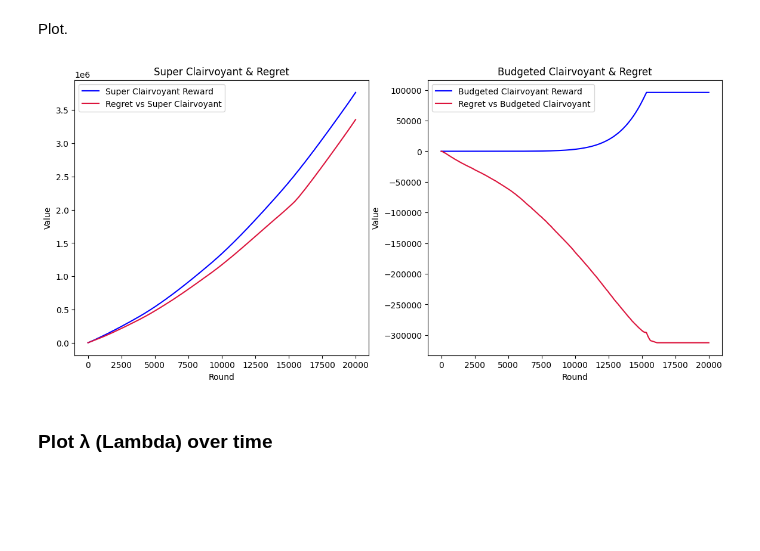
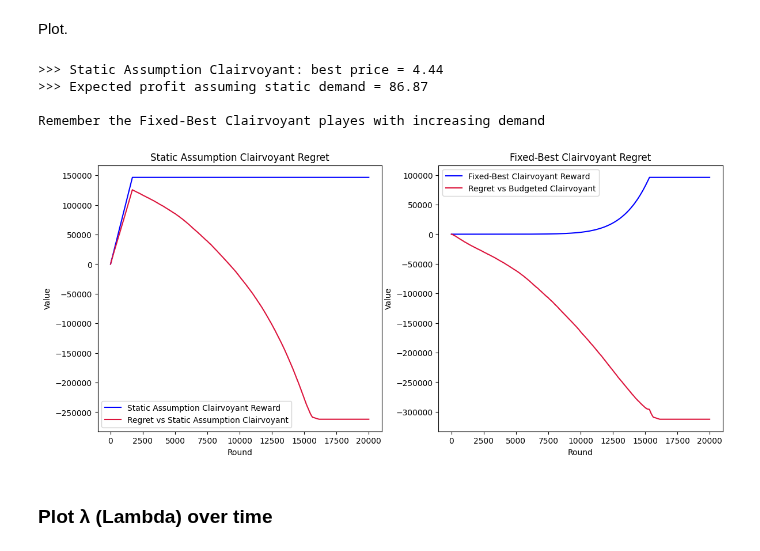
Before and after one commit to peetceenatoo/online-learning, a Jupyter notebook: R3.ipynb, the cells around one changed output. Saved outputs shown, nothing was run; the diff lists cells and outputs as text; code cells hidden in the pictures; blank space fills up the shorter version.

```diff
--- a/R3.ipynb
+++ b/R3.ipynb
@@ -663,39 +684,51 @@ print(f">>> Clairvoyant (no-budget): total reward = {cum_reward_nobudget:.2f}")
 # %% [markdown]
 Plot.
 # %%
-# New clairvoyant strategy without budget and no fixed arm
-clairvoyant_nobudget_cum_rewards = np.array(clairvoyant_nobudget_cum_rewards)
-regret_nobudget = clairvoyant_nobudget_cum_rewards - mean_cum_util
+# -----------------------------
+# Clairvoyant 1: Static Mean Assumption
+# -----------------------------
+
+print(f">>> Static Assumption Clairvoyant: best price = {best_expected_price:.2f}")
+print(f">>> Expected profit assuming static demand = {best_expected_profit:.2f}")
+print("\nRemember the Fixed-Best Clairvoyant playes with increasing demand")
+
+# -----------------------------
+# Clairvoyant 2: Fixed-Best Clairvoyant
+# -----------------------------
 
 # Compute regret against clairvoyant strategy
 clairvoyant_cum_rewards = np.array(arm_stats[best_arm]["cum_rewards"])
 regret_budget = clairvoyant_cum_rewards - mean_cum_util
 
 # Find first round where no more reward is collected (flat cumulative reward)
 budget_exhausted_round = np.argmax(np.isclose(np.diff(mean_cum_util), 0, atol=1e-8)) + 1
 
 # Create combined plot
 plt.figure(figsize=(14, 6))
 
-# --- Subplot 1: No-Budget Clairvoyant ---
+# --- Subplot 1: Static ---
 plt.subplot(1, 2, 1)
-plt.plot(clairvoyant_nobudget_cum_rewards, label='Super Clairvoyant Reward', color='blue')
-plt.plot(regret_nobudget, label='Regret vs Super Clairvoyant', color='crimson')
+plt.plot(static_clairvoyant_cum_rewards, label='Static Assumption Clairvoyant Reward', color='blue')
+plt.plot(regret_static, label='Regret vs Static Assumption Clairvoyant', color='crimson')
 plt.xlabel("Round")
 plt.ylabel("Value")
-plt.title("Super Clairvoyant & Regret")
+plt.title("Static Assumption Clairvoyant Regret")
 plt.legend()
 
-# --- Subplot 2: Budget Clairvoyant ---
+# --- Subplot 2: Clairvoyant ---
 plt.subplot(1, 2, 2)
-plt.plot(clairvoyant_cum_rewards, label='Budgeted Clairvoyant Reward', color='blue')
+plt.plot(clairvoyant_cum_rewards, label='Fixed-Best Clairvoyant Reward', color='blue')
 plt.plot(regret_budget, label='Regret vs Budgeted Clairvoyant', color='crimson')
 plt.xlabel("Round")
 plt.ylabel("Value")
-plt.title("Budgeted Clairvoyant & Regret")
+plt.title("Fixed-Best Clairvoyant Regret")
 _ = plt.legend()
 # %% [output]
+>>> Static Assumption Clairvoyant: best price = 4.44
+>>> Expected profit assuming static demand = 86.87
+
+Remember the Fixed-Best Clairvoyant playes with increasing demand
-[figure, old version]
+[figure, new version]
 # %% [markdown]
 ### Plot λ (Lambda) over time
 # %%
```
Also changed, not shown: parts of 6 cells of this notebook.
